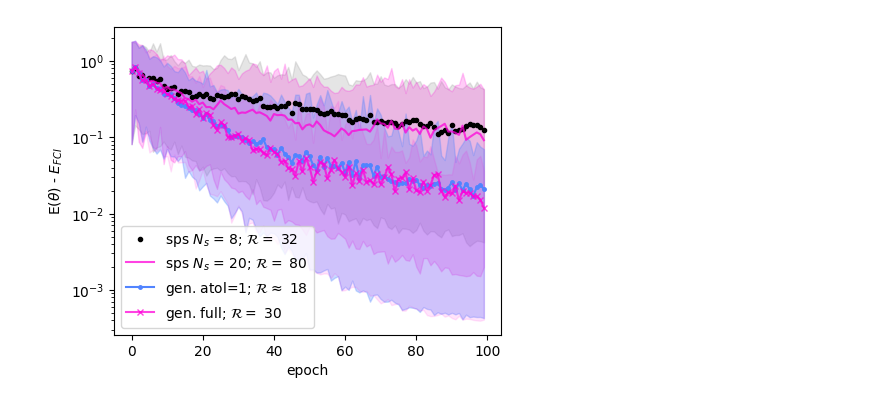
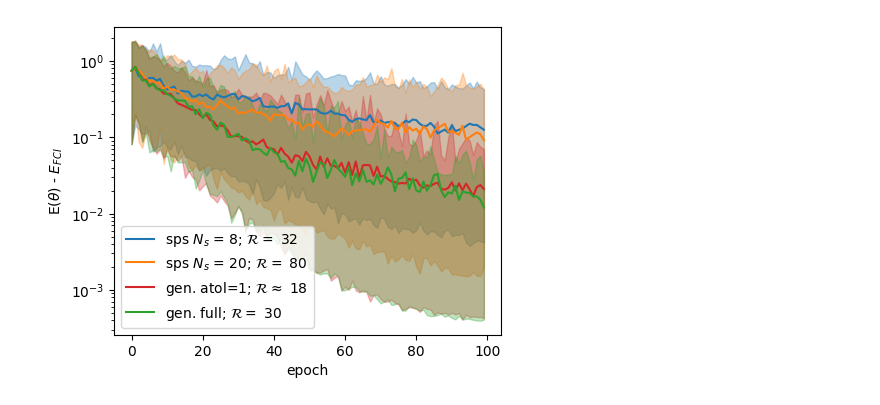
Before and after one commit to XanaduAI/Analytic_Pulse_Gradients, a Jupyter notebook: VQE_HeHplus/VQE_HeHplus.ipynb, the cells around one changed output. Drawn from its saved outputs; the diff is of its cells as text; code cells hidden in the pictures.

Commit message:
update plots

```diff
--- a/VQE_HeHplus/VQE_HeHplus.ipynb
+++ b/VQE_HeHplus/VQE_HeHplus.ipynb
@@ -49,27 +49,27 @@ lower_percentile_generator = np.percentile(energy_generator, 5, axis=0)  # 5th p
 upper_percentile_generator = np.percentile(energy_generator, 95, axis=0)  # 95th percentile (90% above)
 # %%
 fig, ax = plt.subplots(figsize=(5,4))
-color = ['#00b1ffff', '#D7A2F6', '#ff00d9bc', '#5184ffff', '#FFE096', '#FDC9DE', '#E1EBA8', '#C6FDD9']
+color = ["tab:blue", "tab:orange", "tab:green", "tab:red", "tab:cyan", "tab:pink"]
 x = np.arange(100)
 n_splits = [8, 20]
 Rs = [32, 80]
 
-ax.plot(x, y_ps_mean[0], "o", markersize=3, label=f"sps $N_s$ = {n_splits[0]}; $\\mathcal{{R}} =$ {Rs[0]}", color="black")
-ax.fill_between(x, lower_percentile_ps[0], upper_percentile_ps[0], alpha=0.2, color="gray")
+ax.plot(x, y_ps_mean[0], "-", markersize=3, label=f"sps $N_s$ = {n_splits[0]}; $\\mathcal{{R}} =$ {Rs[0]}", color=color[0])
+ax.fill_between(x, lower_percentile_ps[0], upper_percentile_ps[0], alpha=0.3, color=color[0])
 
-ax.plot(x, y_ps_mean[1], "-", label=f"sps $N_s$ = {n_splits[1]}; $\\mathcal{{R}} =$ {Rs[1]}", color=color[2])
-ax.fill_between(x, lower_percentile_ps[1], upper_percentile_ps[1], alpha=0.2, color=color[2])
+ax.plot(x, y_ps_mean[1], "-", label=f"sps $N_s$ = {n_splits[1]}; $\\mathcal{{R}} =$ {Rs[1]}", color=color[1])
+ax.fill_between(x, lower_percentile_ps[1], upper_percentile_ps[1], alpha=0.3, color=color[1])
 
-ax.plot(x, y_generator_mean, ".-", markersize=5, label="gen. atol=1; $\\mathcal{R} \\approx$ 18", color=color[3])
+ax.plot(x, y_generator_mean, "-", markersize=5, label="gen. atol=1; $\\mathcal{R} \\approx$ 18", color=color[3])
 ax.fill_between(x, lower_percentile_generator, upper_percentile_generator, alpha=0.3, color=color[3])
 
-ax.plot(x, y_jax_mean, "x-", markersize=5, label="gen. full; $\\mathcal{R} =$ 30", color=color[2])
-ax.fill_between(x, lower_percentile_jax, upper_percentile_jax, alpha=0.1, color=color[2])
+ax.plot(x, y_jax_mean, "-", markersize=5, label="gen. full; $\\mathcal{R} =$ 30", color=color[2])
+ax.fill_between(x, lower_percentile_jax, upper_percentile_jax, alpha=0.3, color=color[2])
 
 ax.legend(loc=3)
 ax.set_ylabel("E($\\theta$) - $E_{{FCI}}$")
 ax.set_xlabel("epoch")
 
 ax.set_yscale("log")
 # %% [output]
-[figure, old version]
+[figure, new version]
```
Also changed, not shown: 5 other files.
